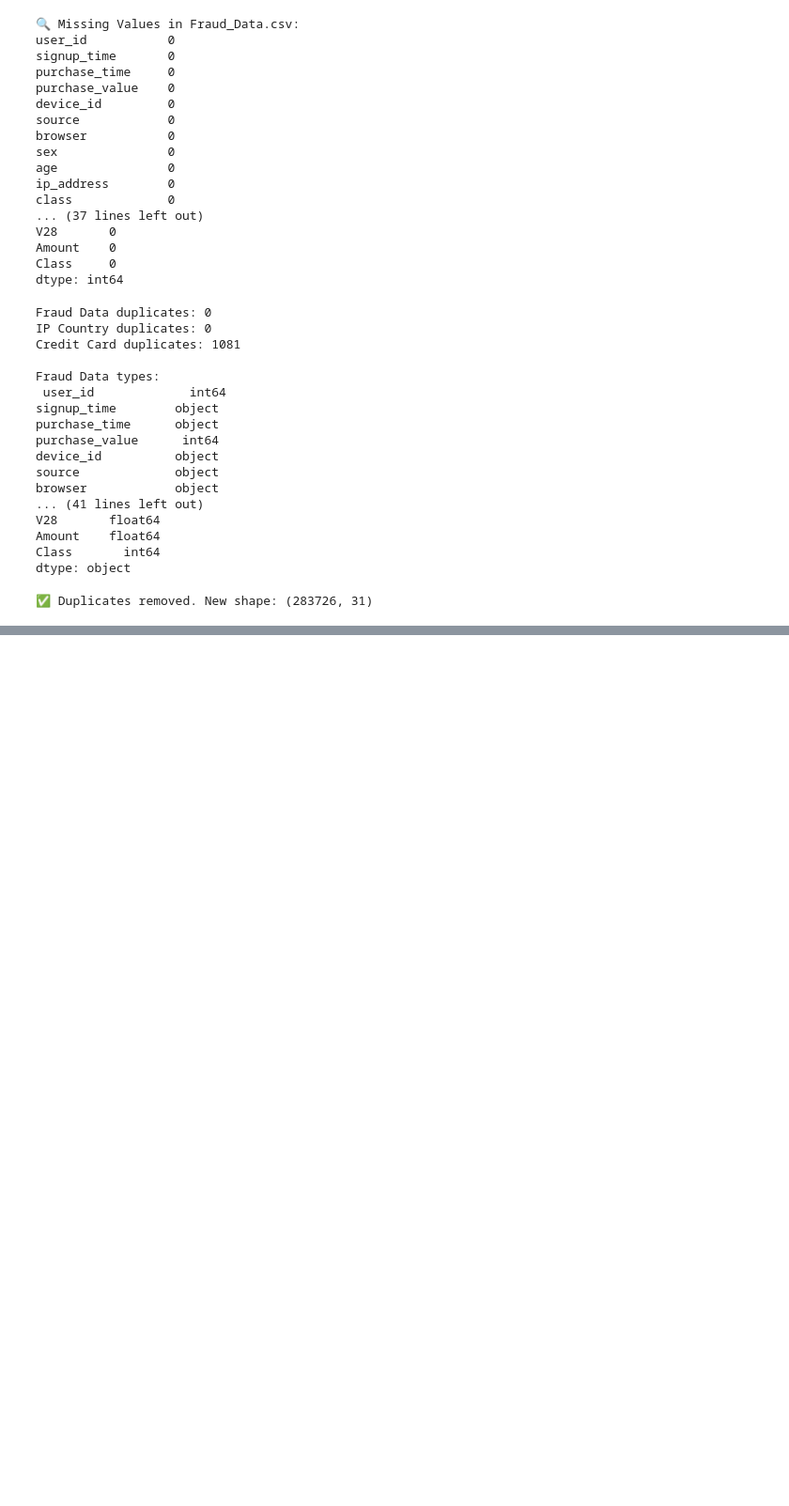
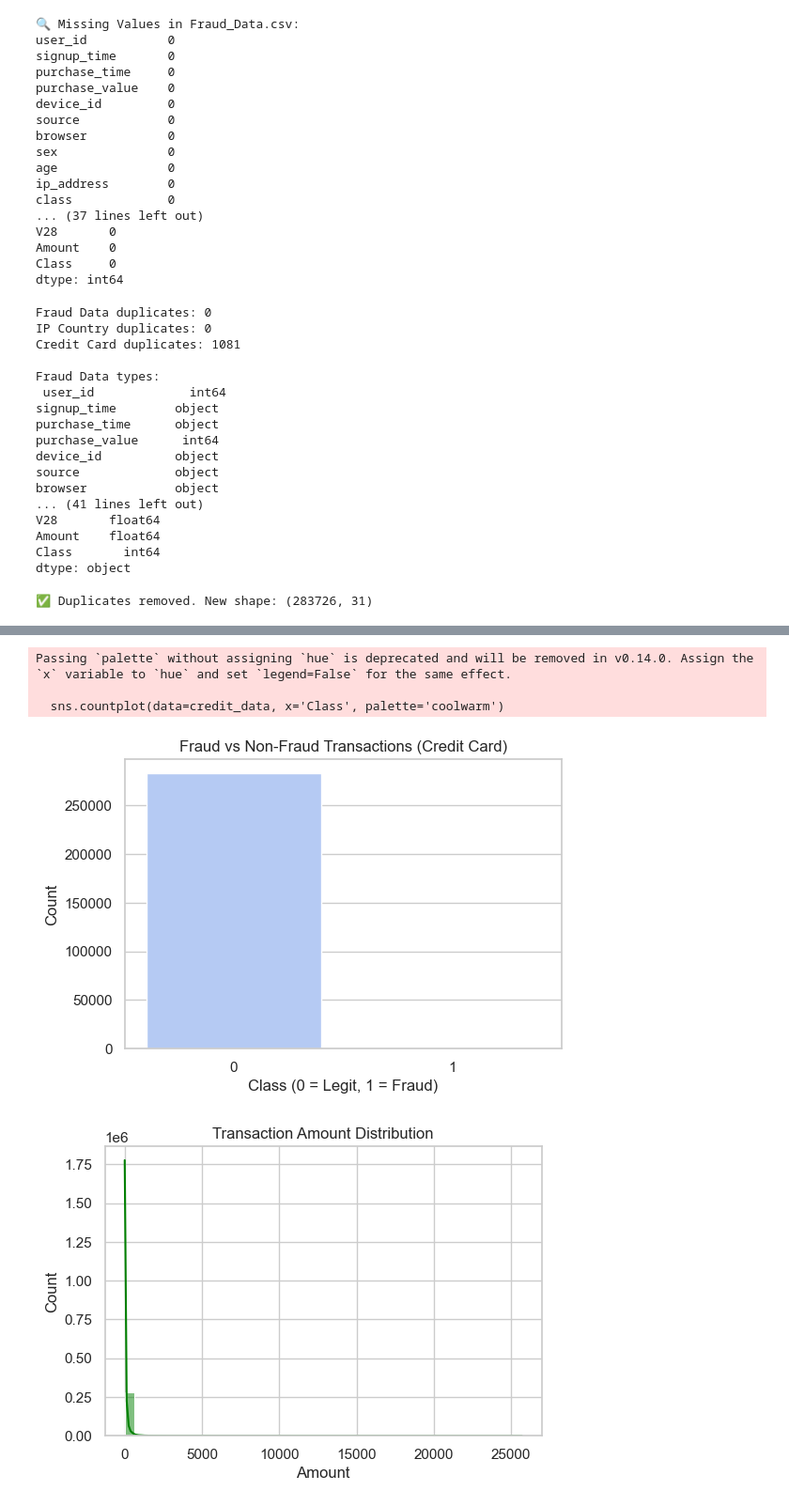
Before and after one commit to Bisrath1/fraud-detection-10academy, a Jupyter notebook: notebooks/1.0-eda.ipynb, the cells around one changed output, grey strips where cells are left out. Shown: that part at 94% size. Cells and saved outputs as stored; diff of their text form; code cells hidden in the pictures; blank space fills up the shorter version.

```diff
--- a/notebooks/1.0-eda.ipynb
+++ b/notebooks/1.0-eda.ipynb
@@ -81,0 +130,20 @@ ip_country['lower_bound_ip_address'] = ip_country['lower_bound_ip_address'].asty
+# %%
+# Class distribution
+plt.figure(figsize=(6,4))
+sns.countplot(data=credit_data, x='Class', palette='coolwarm')
+plt.title('Fraud vs Non-Fraud Transactions (Credit Card)')
+plt.xlabel('Class (0 = Legit, 1 = Fraud)')
+plt.ylabel('Count')
+plt.show()
+
+# Amount distribution
+plt.figure(figsize=(6,4))
+sns.histplot(credit_data['Amount'], bins=40, kde=True, color='green')
+plt.title('Transaction Amount Distribution')
+plt.show()
+# %% [output]
+Passing `palette` without assigning `hue` is deprecated and will be removed in v0.14.0. Assign the `x` variable to `hue` and set `legend=False` for the same effect.
+
+  sns.countplot(data=credit_data, x='Class', palette='coolwarm')
+[figure, added]
+[figure, added]
```
Also changed, not shown: parts of 7 cells of this notebook.
